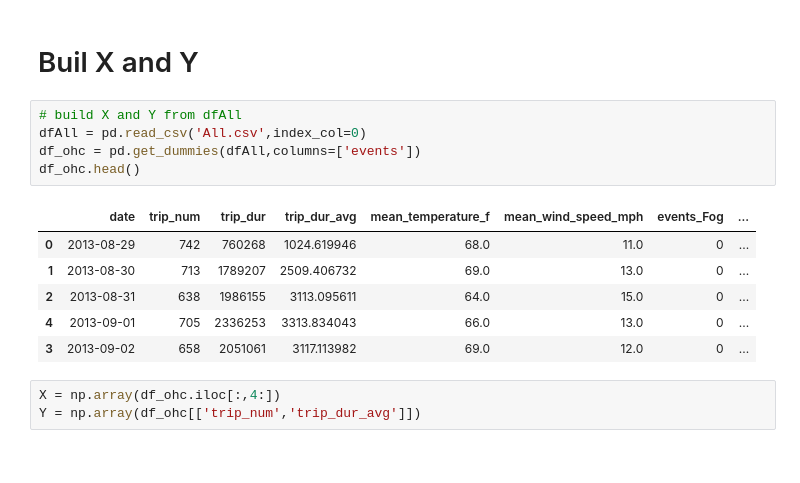
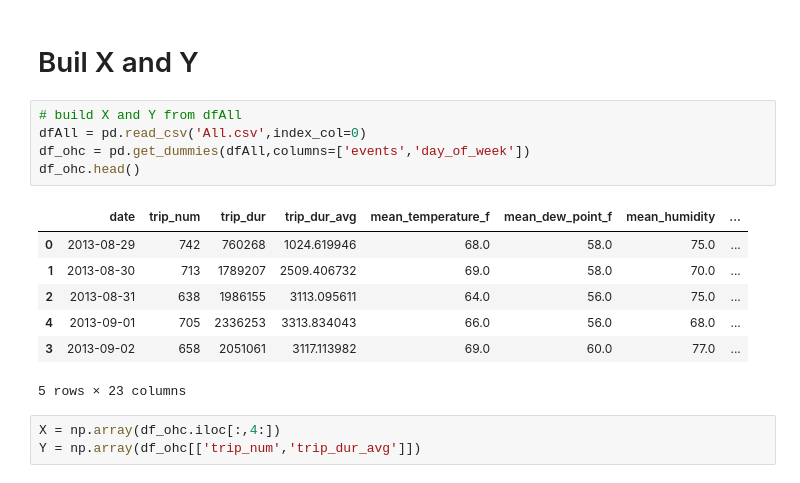
Before and after one commit to irissun96/ml_final-pj, a Jupyter notebook: neural network.ipynb, the cells around one changed output. Cells and saved outputs as stored; diff of their text form.

```diff
--- a/neural network.ipynb
+++ b/neural network.ipynb
@@ -8,15 +8,16 @@ import matplotlib.pyplot as plt
 # %%
 # build X and Y from dfAll
 dfAll = pd.read_csv('All.csv',index_col=0)
-df_ohc = pd.get_dummies(dfAll,columns=['events'])
+df_ohc = pd.get_dummies(dfAll,columns=['events','day_of_week'])
 df_ohc.head()
 # %% [output]
-|  | date | trip_num | trip_dur | trip_dur_avg | mean_temperature_f | mean_wind_speed_mph | events_Fog | ... |
-| 0 | 2013-08-29 | 742 | 760268 | 1024.619946 | 68.0 | 11.0 | 0 | ... |
-| 1 | 2013-08-30 | 713 | 1789207 | 2509.406732 | 69.0 | 13.0 | 0 | ... |
-| 2 | 2013-08-31 | 638 | 1986155 | 3113.095611 | 64.0 | 15.0 | 0 | ... |
-| 4 | 2013-09-01 | 705 | 2336253 | 3313.834043 | 66.0 | 13.0 | 0 | ... |
-| 3 | 2013-09-02 | 658 | 2051061 | 3117.113982 | 69.0 | 12.0 | 0 | ... |
+|  | date | trip_num | trip_dur | trip_dur_avg | mean_temperature_f | mean_dew_point_f | mean_humidity | ... |
+| 0 | 2013-08-29 | 742 | 760268 | 1024.619946 | 68.0 | 58.0 | 75.0 | ... |
+| 1 | 2013-08-30 | 713 | 1789207 | 2509.406732 | 69.0 | 58.0 | 70.0 | ... |
+| 2 | 2013-08-31 | 638 | 1986155 | 3113.095611 | 64.0 | 56.0 | 75.0 | ... |
+| 4 | 2013-09-01 | 705 | 2336253 | 3313.834043 | 66.0 | 56.0 | 68.0 | ... |
+| 3 | 2013-09-02 | 658 | 2051061 | 3117.113982 | 69.0 | 60.0 | 77.0 | ... |
+5 rows × 23 columns
 # %%
 X = np.array(df_ohc.iloc[:,4:])
 Y = np.array(df_ohc[['trip_num','trip_dur_avg']])
```
Also changed, not shown: parts of 15 cells of this notebook.
